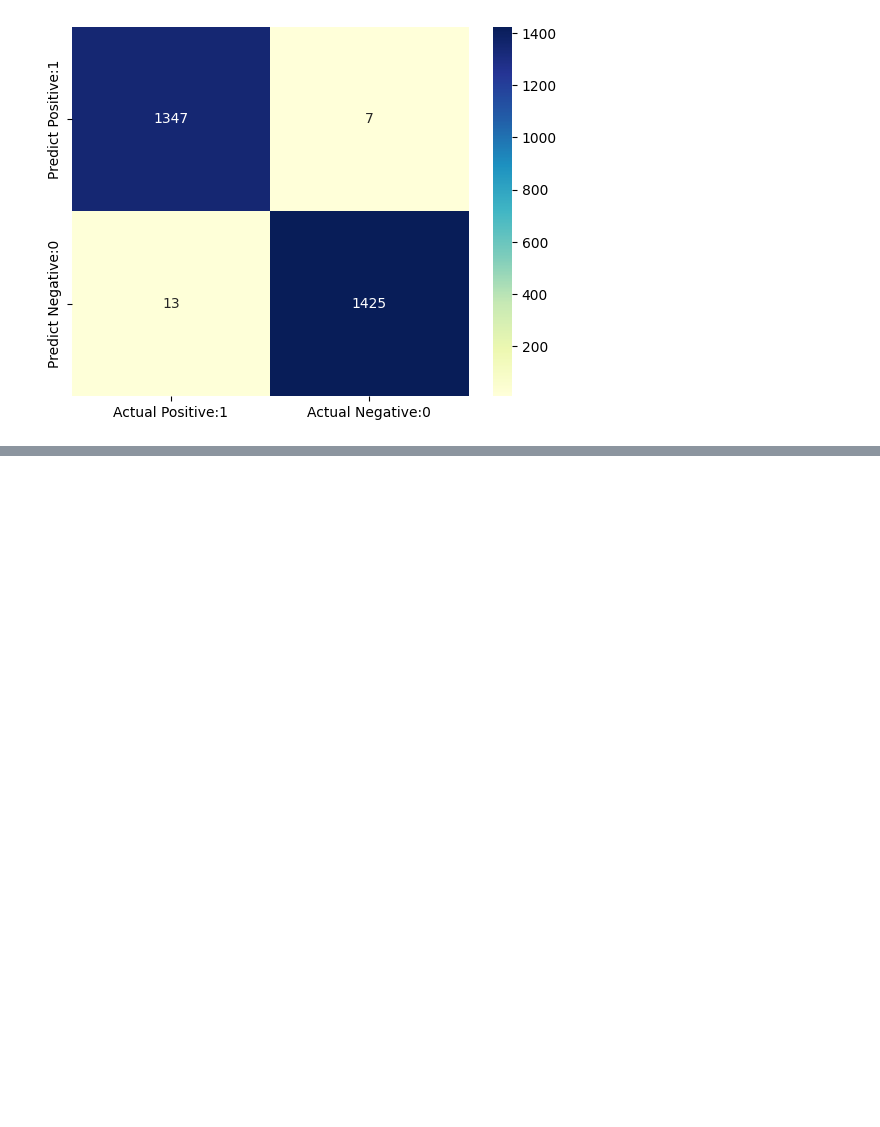
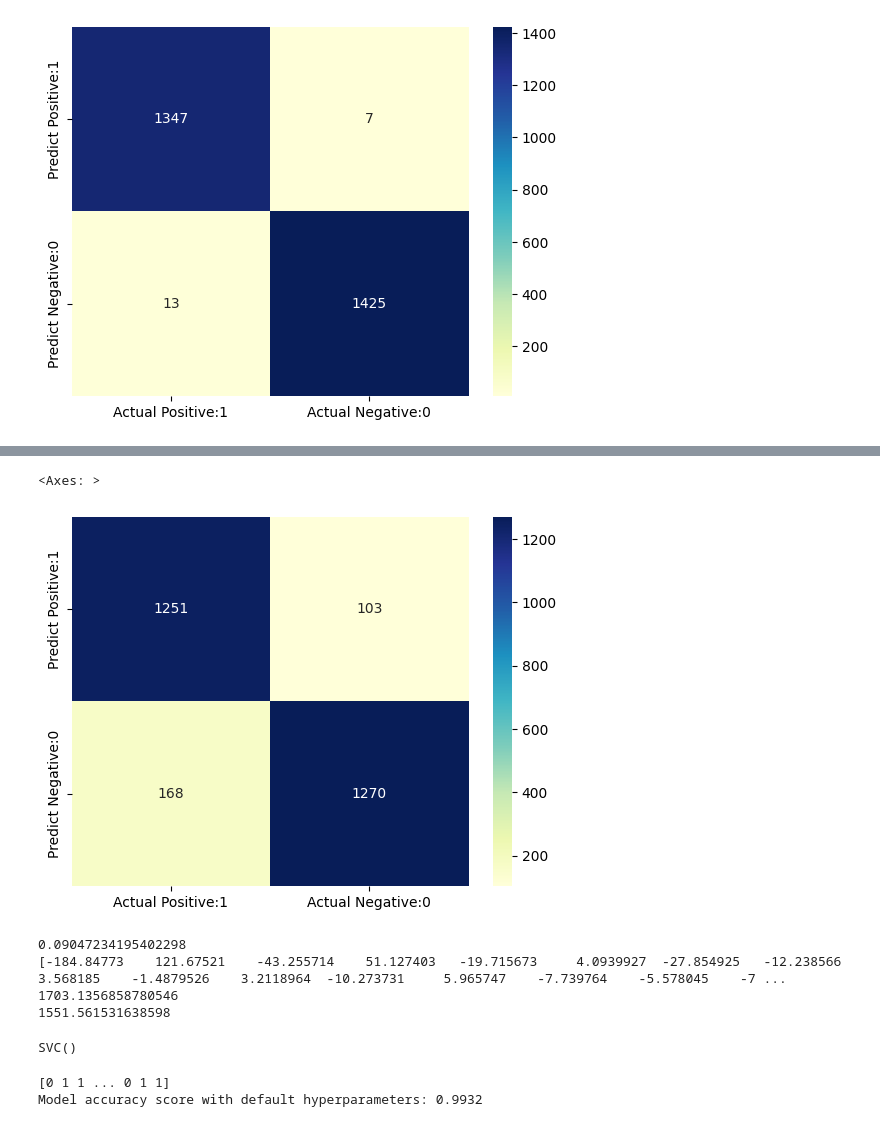
Before and after one commit to Shavil-Singh/ML_cybersec_final, a Jupyter notebook: ml-cybersec-final.ipynb, the cells around one changed output, grey strips where cells are left out. Saved outputs shown, nothing was run; the diff lists cells and outputs as text; code cells hidden in the pictures; blank space fills up the shorter version.

Commit message:
multiple new versions higher accuracy

```diff
--- a/ml-cybersec-final.ipynb
+++ b/ml-cybersec-final.ipynb
@@ -141,0 +278,12 @@ sns.heatmap(cm_matrix, annot=True, fmt='d', cmap='YlGnBu')
+# %%
+train_data = pd.read_csv("trainingeverything.csv")
+#train_data.head()
+x = train_data[hdl].values
+y = train_data['audio_type'].values
+le = LabelEncoder()
+y = le.fit_transform(y)
+x = StandardScaler().fit_transform(x)
+X_train , X_test, y_train, y_test = train_test_split(x,y,test_size=0.2,random_state=0)
+# %%
+svc = SVC()
+svc.fit(X_train,y_train)
@@ -141,0 +292,4 @@ sns.heatmap(cm_matrix, annot=True, fmt='d', cmap='YlGnBu')
+# %%
+ypred = svc.predict(X_test)
+print(ypred)
+print('Model accuracy score with default hyperparameters: {0:0.4f}'. format(accuracy_score(y_test, ypred)))
@@ -141,0 +299,7 @@ sns.heatmap(cm_matrix, annot=True, fmt='d', cmap='YlGnBu')
+# %%
+cm = confusion_matrix(y_test,ypred)
+print('Confusion matrix\n\n', cm)
+print('\nTrue Positives(TP) = ', cm[0,0])
+print('\nTrue Negatives(TN) = ', cm[1,1])
+print('\nFalse Positives(FP) = ', cm[0,1])
+print('\nFalse Negatives(FN) = ', cm[1,0])
@@ -141,0 +319,7 @@ sns.heatmap(cm_matrix, annot=True, fmt='d', cmap='YlGnBu')
+# %%
+cm_matrix = pd.DataFrame(data=cm, columns=['Actual Positive:1', 'Actual Negative:0'], index=['Predict Positive:1', 'Predict Negative:0'])
+
+sns.heatmap(cm_matrix, annot=True, fmt='d', cmap='YlGnBu')
+# %% [output]
+<Axes: >
+[figure, added]
@@ -141,0 +340,11 @@ sns.heatmap(cm_matrix, annot=True, fmt='d', cmap='YlGnBu')
+# %%
+print(extract_zcr1('real.wav'))
+print(extract_mfcc("real.wav"))
+
+print(extract_centr2('real.wav'))
+print(extract_bandw2('real.wav'))
+# %% [output]
+0.09047234195402298
+[-184.84773    121.67521    -43.255714    51.127403   -19.715673     4.0939927  -27.854925   -12.238566     3.568185    -1.4879526    3.2118964  -10.273731     5.965747    -7.739764    -5.578045    -7 ...
+1703.1356858780546
+1551.561531638598
@@ -141,0 +399,12 @@ sns.heatmap(cm_matrix, annot=True, fmt='d', cmap='YlGnBu')
+# %%
+svc = SVC()
+svc.fit(X_train,y_train)
+# %% [output]
+SVC()
+# %%
+ypred = svc.predict(X_test)
+print(ypred)
+print('Model accuracy score with default hyperparameters: {0:0.4f}'. format(accuracy_score(y_test, ypred)))
+# %% [output]
+[0 1 1 ... 0 1 1]
+Model accuracy score with default hyperparameters: 0.9932
```
Also changed, not shown: parts of 32 cells of this notebook, 4 other files.
